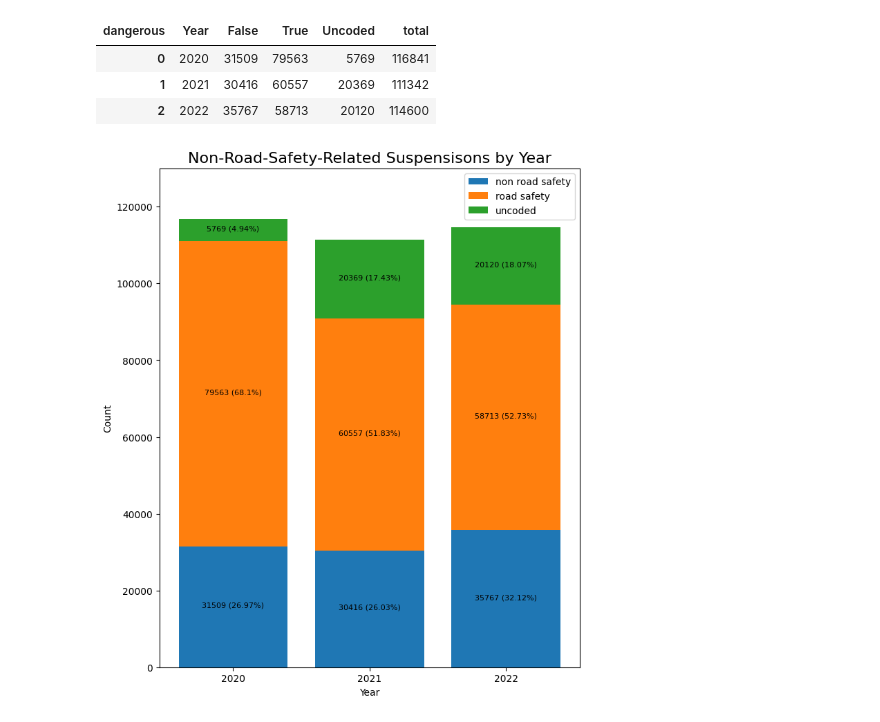
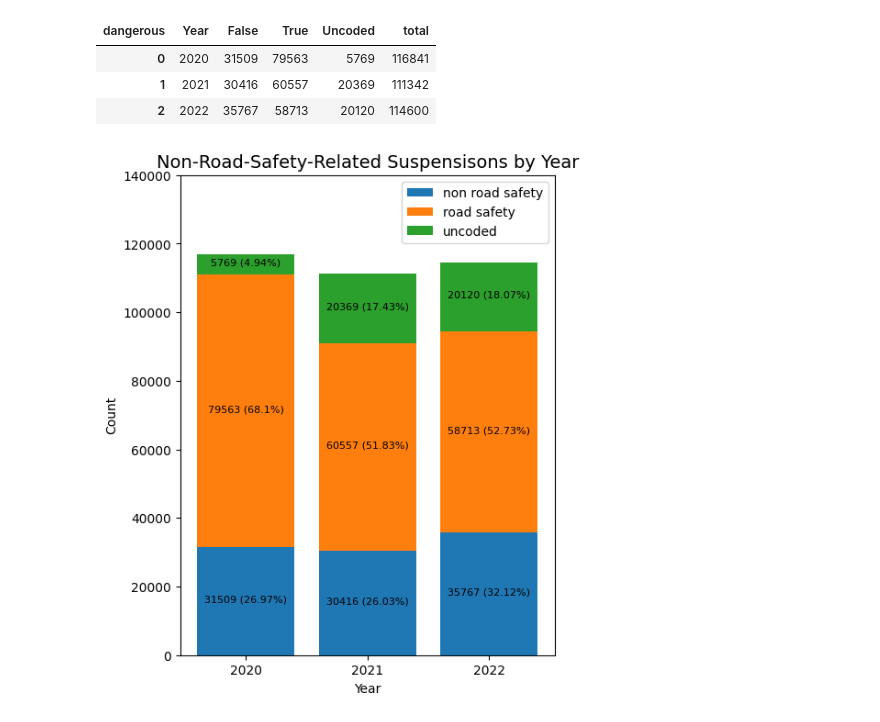
Before and after one commit to BU-Spark/ds4g-livable-streets-debt, a Jupyter notebook: analysis/discovery.ipynb, the cells around one changed output. Saved outputs shown, nothing was run; the diff lists cells and outputs as text; code cells hidden in the pictures.

```diff
--- a/analysis/discovery.ipynb
+++ b/analysis/discovery.ipynb
@@ -904,38 +939,38 @@ si_road
 | 1 | 2021 | 30416 | 60557 | 20369 | 111342 |
 | 2 | 2022 | 35767 | 58713 | 20120 | 114600 |
 # %%
-plt.figure(figsize=(7, 8))
-plt.title('Non-Road-Safety-Related Suspensisons by Year', fontsize=16)
+plt.figure(figsize=(5, 6))
+plt.title('Non-Road-Safety-Related Suspensisons by Year', fontsize=14)
 
 
 #plt.bar(si_road['Year'], si_road['total'])
 bars1 = plt.bar(si_road['Year'], si_road['False'], label='non road safety')
 bars2 = plt.bar(si_road['Year'], si_road['True'], bottom = si_road['False'], label='road safety')
 bars3 = plt.bar(si_road['Year'], si_road['Uncoded'], bottom= si_road['False'] + si_road['True'], label='uncoded')
 
 total_year = si_road["total"]
 for bars in [bars1, bars2, bars3]:
     for bar in bars:
         height = bar.get_height()
         year_index = bar.get_x()
         year = si_road['Year'].iloc[int(year_index)]
         total = total_year.iloc[int(year_index)]
         percentage = round((height / total) * 100, 2)
         plt.annotate(f'{height:.0f} ({percentage}%)',
                      xy=(bar.get_x() + bar.get_width() / 2, bar.get_height() / 2+ bar.get_y()),  # Center of each bar
                      xytext=(0, 5),  # Offset for the xytext
                      textcoords="offset points",
                      ha='center', va='top',
                      fontsize=8)
 
-plt.ylim(0, 130000)
+plt.ylim(0, 140000)
 plt.tight_layout()
 
 plt.xlabel('Year')
 plt.ylabel('Count')
 
 #plt.savefig(img_path / 'safe_debtbased_suspensions.png')
 plt.legend()
 plt.show()
 # %% [output]
-[figure, old version]
+[figure, new version]
```
Also changed, not shown: parts of 10 cells of this notebook.
